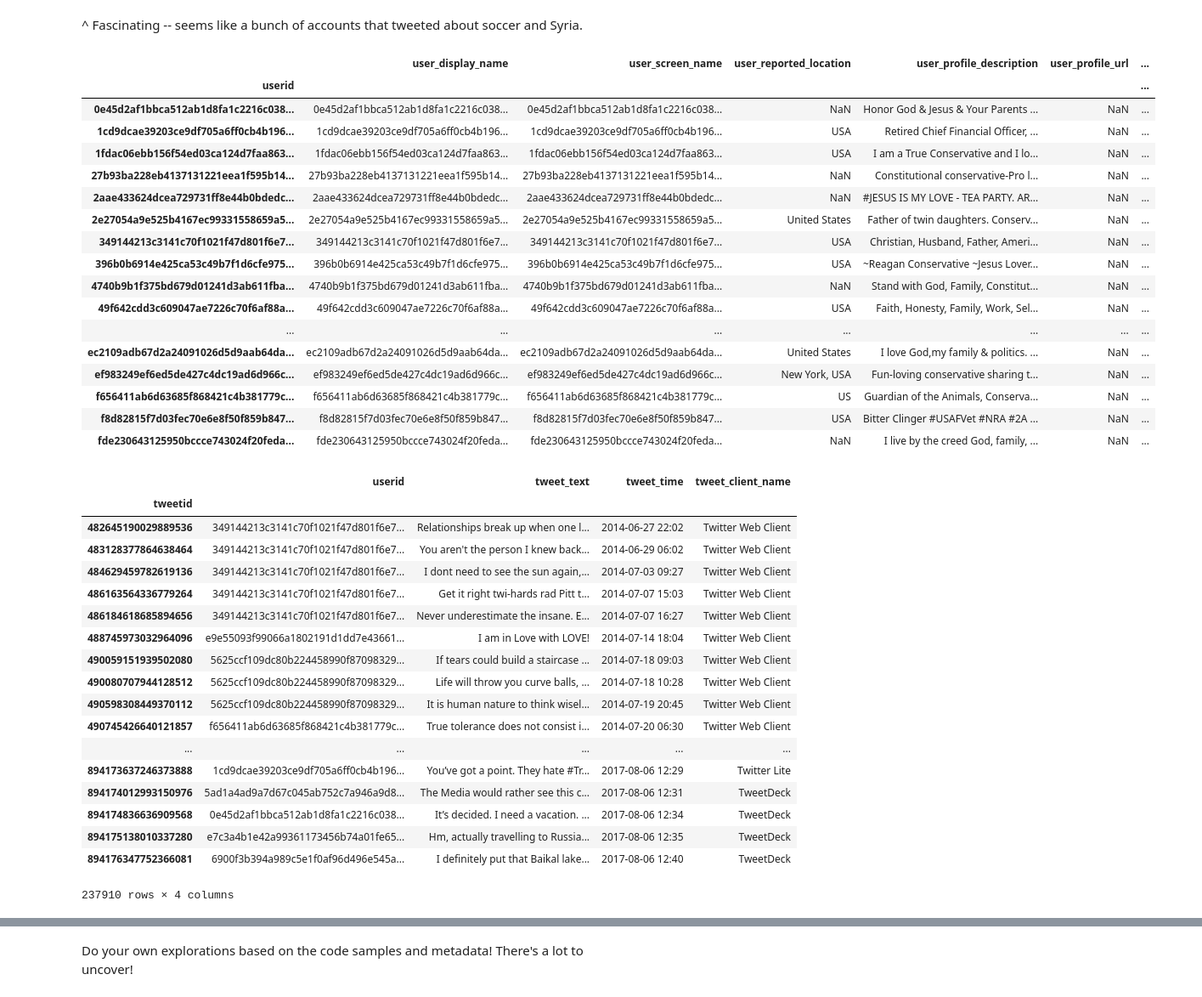
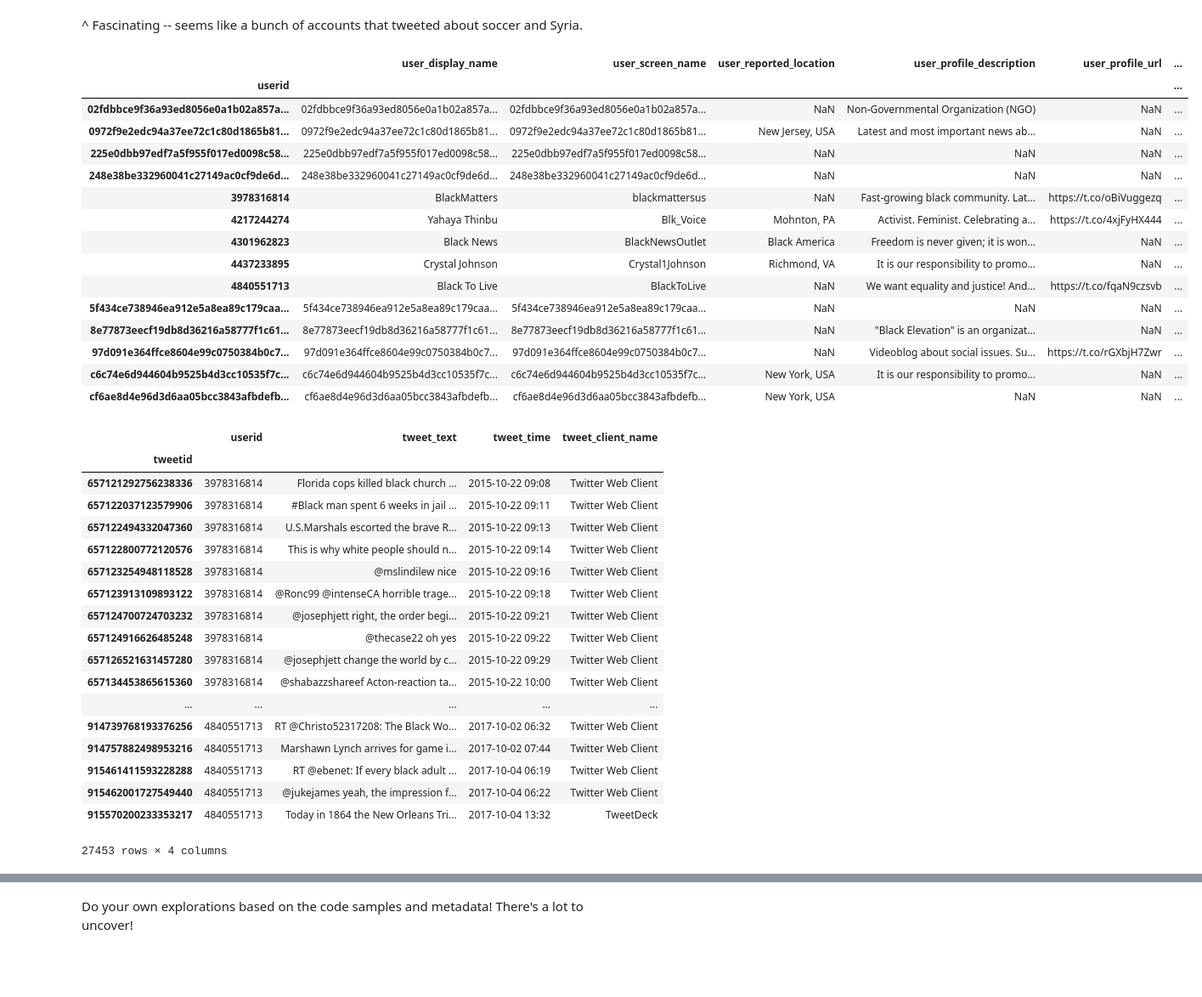
Before and after one commit to propublica/data-nicar-2019, a Jupyter notebook: nicar-ml-nlp-workshop-kao-2.ipynb, the cells around one changed output, grey strips where cells are left out. Shown: that part at 85% size. Drawn from its saved outputs; the diff is of its cells as text; code cells hidden in the pictures; blank space fills up the shorter version.

```diff
--- a/nicar-ml-nlp-workshop-kao-2.ipynb
+++ b/nicar-ml-nlp-workshop-kao-2.ipynb
@@ -579,45 +592,43 @@ get_tweets_eng_for_users(get_userids_for_cluster(0))
 # %% [markdown]
 ^ Fascinating -- seems like a bunch of accounts that tweeted about soccer and Syria.
 # %%
-get_users(get_userids_for_cluster(45))
+get_users(get_userids_for_cluster(42))
 # %% [output]
 |  | user_display_name | user_screen_name | user_reported_location | user_profile_description | user_profile_url | ... |
 | userid |  |  |  |  |  | ... |
-| 0e45d2af1bbca512ab1d8fa1c2216c038... | 0e45d2af1bbca512ab1d8fa1c2216c038... | 0e45d2af1bbca512ab1d8fa1c2216c038... | NaN | Honor God & Jesus & Your Parents ... | NaN | ... |
-| 1cd9dcae39203ce9df705a6ff0cb4b196... | 1cd9dcae39203ce9df705a6ff0cb4b196... | 1cd9dcae39203ce9df705a6ff0cb4b196... | USA | Retired Chief Financial Officer, ... | NaN | ... |
-| 1fdac06ebb156f54ed03ca124d7faa863... | 1fdac06ebb156f54ed03ca124d7faa863... | 1fdac06ebb156f54ed03ca124d7faa863... | USA | I am a True Conservative and I lo... | NaN | ... |
-| 27b93ba228eb4137131221eea1f595b14... | 27b93ba228eb4137131221eea1f595b14... | 27b93ba228eb4137131221eea1f595b14... | NaN | Constitutional conservative-Pro l... | NaN | ... |
-| 2aae433624dcea729731ff8e44b0bdedc... | 2aae433624dcea729731ff8e44b0bdedc... | 2aae433624dcea729731ff8e44b0bdedc... | NaN | #JESUS IS MY LOVE - TEA PARTY. AR... | NaN | ... |
-| 2e27054a9e525b4167ec99331558659a5... | 2e27054a9e525b4167ec99331558659a5... | 2e27054a9e525b4167ec99331558659a5... | United States | Father of twin daughters. Conserv... | NaN | ... |
-| 349144213c3141c70f1021f47d801f6e7... | 349144213c3141c70f1021f47d801f6e7... | 349144213c3141c70f1021f47d801f6e7... | USA | Christian, Husband, Father, Ameri... | NaN | ... |
-| 396b0b6914e425ca53c49b7f1d6cfe975... | 396b0b6914e425ca53c49b7f1d6cfe975... | 396b0b6914e425ca53c49b7f1d6cfe975... | USA | ~Reagan Conservative ~Jesus Lover... | NaN | ... |
-| 4740b9b1f375bd679d01241d3ab611fba... | 4740b9b1f375bd679d01241d3ab611fba... | 4740b9b1f375bd679d01241d3ab611fba... | NaN | Stand with God, Family, Constitut... | NaN | ... |
-| 49f642cdd3c609047ae7226c70f6af88a... | 49f642cdd3c609047ae7226c70f6af88a... | 49f642cdd3c609047ae7226c70f6af88a... | USA | Faith, Honesty, Family, Work, Sel... | NaN | ... |
-| ... | ... | ... | ... | ... | ... | ... |
-| ec2109adb67d2a24091026d5d9aab64da... | ec2109adb67d2a24091026d5d9aab64da... | ec2109adb67d2a24091026d5d9aab64da... | United States | I love God,my family & politics. ... | NaN | ... |
-| ef983249ef6ed5de427c4dc19ad6d966c... | ef983249ef6ed5de427c4dc19ad6d966c... | ef983249ef6ed5de427c4dc19ad6d966c... | New York, USA | Fun-loving conservative sharing t... | NaN | ... |
-| f656411ab6d63685f868421c4b381779c... | f656411ab6d63685f868421c4b381779c... | f656411ab6d63685f868421c4b381779c... | US | Guardian of the Animals, Conserva... | NaN | ... |
-| f8d82815f7d03fec70e6e8f50f859b847... | f8d82815f7d03fec70e6e8f50f859b847... | f8d82815f7d03fec70e6e8f50f859b847... | USA | Bitter Clinger #USAFVet #NRA #2A ... | NaN | ... |
-| fde230643125950bccce743024f20feda... | fde230643125950bccce743024f20feda... | fde230643125950bccce743024f20feda... | NaN | I live by the creed God, family, ... | NaN | ... |
+| 02fdbbce9f36a93ed8056e0a1b02a857a... | 02fdbbce9f36a93ed8056e0a1b02a857a... | 02fdbbce9f36a93ed8056e0a1b02a857a... | NaN | Non-Governmental Organization (NGO) | NaN | ... |
+| 0972f9e2edc94a37ee72c1c80d1865b81... | 0972f9e2edc94a37ee72c1c80d1865b81... | 0972f9e2edc94a37ee72c1c80d1865b81... | New Jersey, USA | Latest and most important news ab... | NaN | ... |
+| 225e0dbb97edf7a5f955f017ed0098c58... | 225e0dbb97edf7a5f955f017ed0098c58... | 225e0dbb97edf7a5f955f017ed0098c58... | NaN | NaN | NaN | ... |
+| 248e38be332960041c27149ac0cf9de6d... | 248e38be332960041c27149ac0cf9de6d... | 248e38be332960041c27149ac0cf9de6d... | NaN | NaN | NaN | ... |
+| 3978316814 | BlackMatters | blackmattersus | NaN | Fast-growing black community. Lat... | https://t.co/oBiVuggezq | ... |
+| 4217244274 | Yahaya Thinbu | Blk_Voice | Mohnton, PA | Activist. Feminist. Celebrating a... | https://t.co/4xjFyHX444 | ... |
+| 4301962823 | Black News | BlackNewsOutlet | Black America | Freedom is never given; it is won... | NaN | ... |
+| 4437233895 | Crystal Johnson | Crystal1Johnson | Richmond, VA | It is our responsibility to promo... | NaN | ... |
+| 4840551713 | Black To Live | BlackToLive | NaN | We want equality and justice! And... | https://t.co/fqaN9czsvb | ... |
+| 5f434ce738946ea912e5a8ea89c179caa... | 5f434ce738946ea912e5a8ea89c179caa... | 5f434ce738946ea912e5a8ea89c179caa... | NaN | NaN | NaN | ... |
+| 8e77873eecf19db8d36216a58777f1c61... | 8e77873eecf19db8d36216a58777f1c61... | 8e77873eecf19db8d36216a58777f1c61... | NaN | "Black Elevation" is an organizat... | NaN | ... |
+| 97d091e364ffce8604e99c0750384b0c7... | 97d091e364ffce8604e99c0750384b0c7... | 97d091e364ffce8604e99c0750384b0c7... | NaN | Videoblog about social issues. Su... | https://t.co/rGXbjH7Zwr | ... |
+| c6c74e6d944604b9525b4d3cc10535f7c... | c6c74e6d944604b9525b4d3cc10535f7c... | c6c74e6d944604b9525b4d3cc10535f7c... | New York, USA | It is our responsibility to promo... | NaN | ... |
+| cf6ae8d4e96d3d6aa05bcc3843afbdefb... | cf6ae8d4e96d3d6aa05bcc3843afbdefb... | cf6ae8d4e96d3d6aa05bcc3843afbdefb... | New York, USA | NaN | NaN | ... |
 # %%
-get_tweets_eng_for_users(get_userids_for_cluster(45))
+get_tweets_eng_for_users(get_userids_for_cluster(42))
 # %% [output]
 |  | userid | tweet_text | tweet_time | tweet_client_name |
 | tweetid |  |  |  |  |
-| 482645190029889536 | 349144213c3141c70f1021f47d801f6e7... | Relationships break up when one l... | 2014-06-27 22:02 | Twitter Web Client |
-| 483128377864638464 | 349144213c3141c70f1021f47d801f6e7... | You aren't the person I knew back... | 2014-06-29 06:02 | Twitter Web Client |
-| 484629459782619136 | 349144213c3141c70f1021f47d801f6e7... | I dont need to see the sun again,... | 2014-07-03 09:27 | Twitter Web Client |
-| 486163564336779264 | 349144213c3141c70f1021f47d801f6e7... | Get it right twi-hards rad Pitt t... | 2014-07-07 15:03 | Twitter Web Client |
-| 486184618685894656 | 349144213c3141c70f1021f47d801f6e7... | Never underestimate the insane. E... | 2014-07-07 16:27 | Twitter Web Client |
-| 488745973032964096 | e9e55093f99066a1802191d1dd7e43661... | I am in Love with LOVE! | 2014-07-14 18:04 | Twitter Web Client |
-| 490059151939502080 | 5625ccf109dc80b224458990f87098329... | If tears could build a staircase ... | 2014-07-18 09:03 | Twitter Web Client |
-| 490080707944128512 | 5625ccf109dc80b224458990f87098329... | Life will throw you curve balls, ... | 2014-07-18 10:28 | Twitter Web Client |
-| 490598308449370112 | 5625ccf109dc80b224458990f87098329... | It is human nature to think wisel... | 2014-07-19 20:45 | Twitter Web Client |
-| 490745426640121857 | f656411ab6d63685f868421c4b381779c... | True tolerance does not consist i... | 2014-07-20 06:30 | Twitter Web Client |
+| 657121292756238336 | 3978316814 | Florida cops killed black church ... | 2015-10-22 09:08 | Twitter Web Client |
+| 657122037123579906 | 3978316814 | #Black man spent 6 weeks in jail ... | 2015-10-22 09:11 | Twitter Web Client |
+| 657122494332047360 | 3978316814 | U.S.Marshals escorted the brave R... | 2015-10-22 09:13 | Twitter Web Client |
+| 657122800772120576 | 3978316814 | This is why white people should n... | 2015-10-22 09:14 | Twitter Web Client |
+| 657123254948118528 | 3978316814 | @mslindilew nice | 2015-10-22 09:16 | Twitter Web Client |
+| 657123913109893122 | 3978316814 | @Ronc99 @intenseCA horrible trage... | 2015-10-22 09:18 | Twitter Web Client |
+| 657124700724703232 | 3978316814 | @josephjett right, the order begi... | 2015-10-22 09:21 | Twitter Web Client |
+| 657124916626485248 | 3978316814 | @thecase22 oh yes | 2015-10-22 09:22 | Twitter Web Client |
+| 657126521631457280 | 3978316814 | @josephjett change the world by c... | 2015-10-22 09:29 | Twitter Web Client |
+| 657134453865615360 | 3978316814 | @shabazzshareef Acton-reaction ta... | 2015-10-22 10:00 | Twitter Web Client |
 | ... | ... | ... | ... | ... |
-| 894173637246373888 | 1cd9dcae39203ce9df705a6ff0cb4b196... | You’ve got a point. They hate #Tr... | 2017-08-06 12:29 | Twitter Lite |
-| 894174012993150976 | 5ad1a4ad9a7d67c045ab752c7a946a9d8... | The Media would rather see this c... | 2017-08-06 12:31 | TweetDeck |
-| 894174836636909568 | 0e45d2af1bbca512ab1d8fa1c2216c038... | It’s decided. I need a vacation. ... | 2017-08-06 12:34 | TweetDeck |
-| 894175138010337280 | e7c3a4b1e42a99361173456b74a01fe65... | Hm, actually travelling to Russia... | 2017-08-06 12:35 | TweetDeck |
-| 894176347752366081 | 6900f3b394a989c5e1f0af96d496e545a... | I definitely put that Baikal lake... | 2017-08-06 12:40 | TweetDeck |
+| 914739768193376256 | 4840551713 | RT @Christo52317208: The Black Wo... | 2017-10-02 06:32 | Twitter Web Client |
+| 914757882498953216 | 4840551713 | Marshawn Lynch arrives for game i... | 2017-10-02 07:44 | Twitter Web Client |
+| 915461411593228288 | 4840551713 | RT @ebenet: If every black adult ... | 2017-10-04 06:19 | Twitter Web Client |
+| 915462001727549440 | 4840551713 | @jukejames yeah, the impression f... | 2017-10-04 06:22 | Twitter Web Client |
+| 915570200233353217 | 4840551713 | Today in 1864 the New Orleans Tri... | 2017-10-04 13:32 | TweetDeck |
-237910 rows × 4 columns
+27453 rows × 4 columns
```
Also changed, not shown: parts of 31 cells of this notebook.
